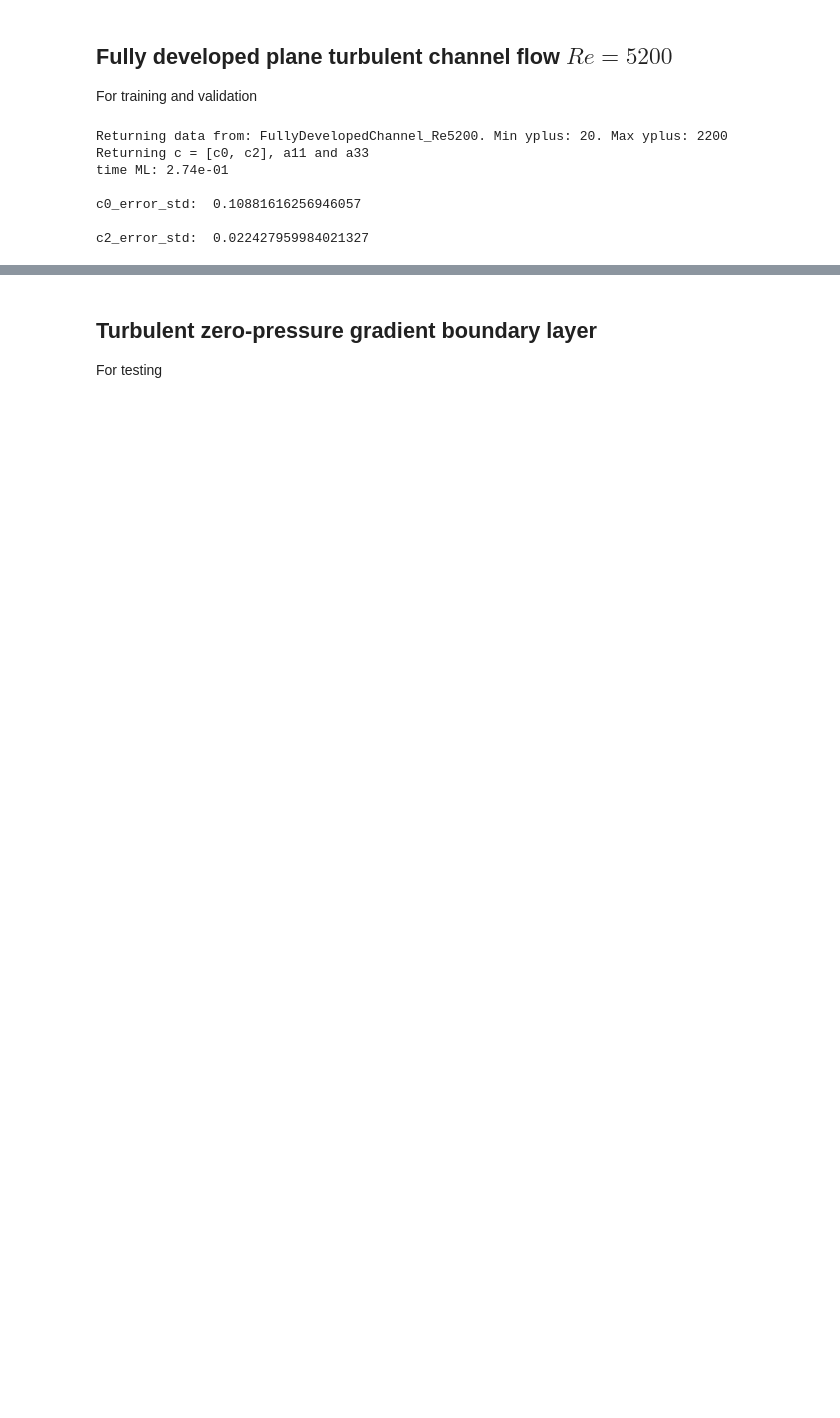
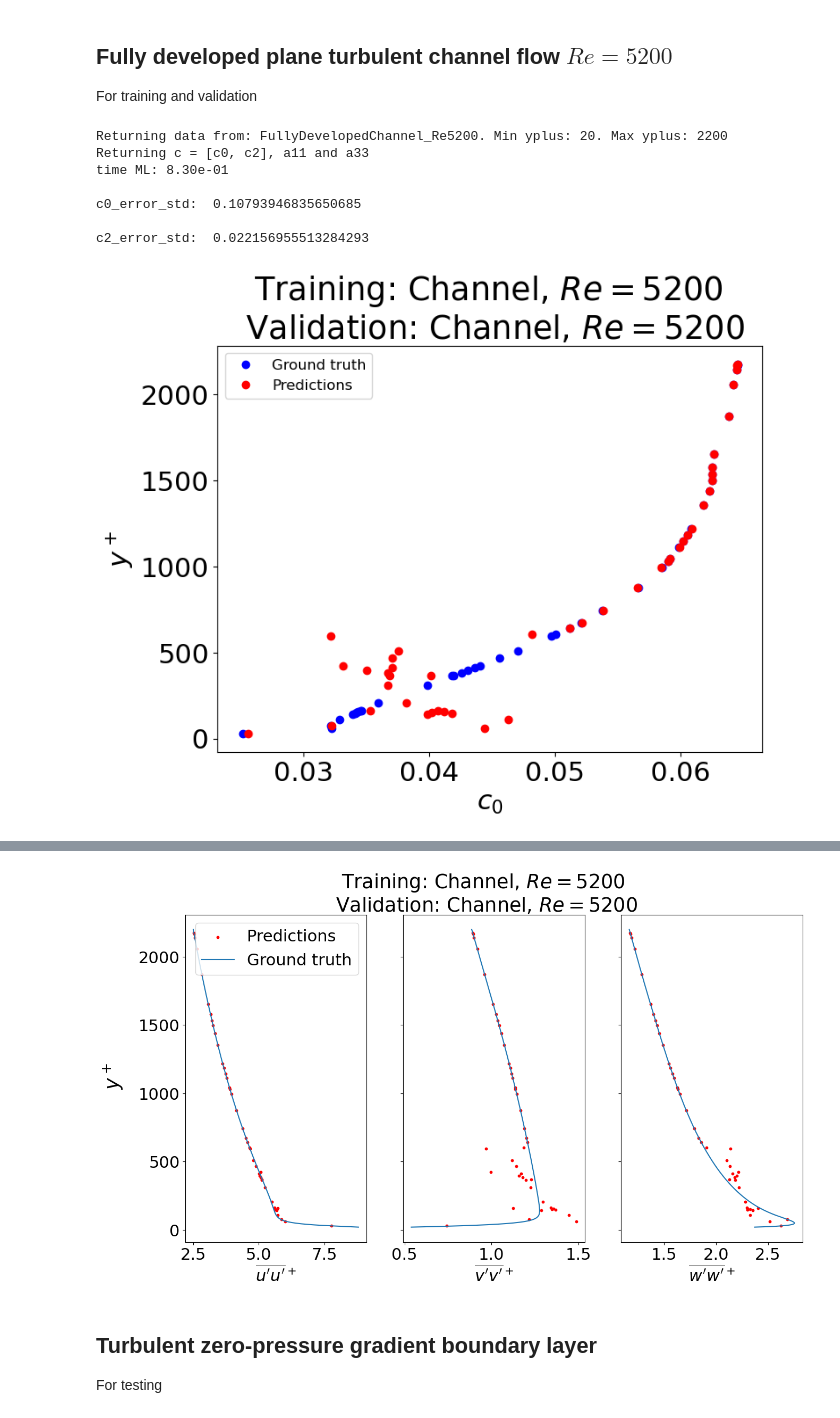
Before and after one commit to kne911/turbML, a Jupyter notebook: Scripts/Assignment2b.ipynb, the cells around one changed output, grey strips where cells are left out. Drawn from its saved outputs; the diff is of its cells as text; code cells hidden in the pictures; blank space fills up the shorter version.

```diff
--- a/Scripts/Assignment2b.ipynb
+++ b/Scripts/Assignment2b.ipynb
@@ -68,35 +72,40 @@ y_test_tensor = torch.tensor(y_test)
 train_dataset = TensorDataset(X_train_tensor, y_train_tensor)
 test_dataset = TensorDataset(X_test_tensor, y_test_tensor)
 
 for i, k in enumerate(index_train):
     assert abs(c_0_DNS[k] - train_dataset[i][1][0].numpy()) < 0.000001, "Training set for C0 differs from input values!"
     assert abs(c_2_DNS[k] - train_dataset[i][1][1].numpy()) < 0.000001, "Training set for C2 differs from input values!"
 for i, k in enumerate(index_test):
     assert abs(c_0_DNS[k] - test_dataset[i][1][0].numpy()) < 0.000001, "Test set for C0 differs from input values!"
     assert abs(c_2_DNS[k] - test_dataset[i][1][1].numpy()) < 0.000001, "Test set for C2 differs from input values!"
 
 start_time = time.time()
 
-n_estimators = 100  #number of trees
-model_forest = RandomForestRegressor(n_estimators=n_estimators, random_state=42)
+n_estimators = 1000  #number of trees
+#model_forest = RandomForestRegressor(n_estimators=n_estimators, random_state=42)
+model_forest = RandomForestRegressor(n_estimators=n_estimators)
 model_forest.fit(X_train, y_train)
 preds = model_forest.predict(X_test)
 print(f"{'time ML: '}{time.time()-start_time:.2e}")
 
 c0 = preds[:, 0]
 c2 = preds[:, 1]
 c0_std = np.std(c0 - c_0_DNS[index_test]) / (np.mean(c0.flatten()**2))**0.5
 c2_std = np.std(c2 - c_2_DNS[index_test]) / (np.mean(c2.flatten()**2))**0.5
 
 print('\nc0_error_std: ', c0_std)
 print('\nc2_error_std: ', c2_std)
 
 #improvement in training time
+
+
+PlotData(yplus_DNS, uu_DNS, vv_DNS, ww_DNS, dudy_DNS, tau_DNS, k_DNS, c_0_DNS , c_2_DNS, c0, c2, index_test, index_train, 'Channel, $Re=5200$', 'Channel, $Re=5200$')
 # %% [output]
 Returning data from: FullyDevelopedChannel_Re5200. Min yplus: 20. Max yplus: 2200
 Returning c = [c0, c2], a11 and a33
-time ML: 2.74e-01
+time ML: 8.30e-01
 
-c0_error_std:  0.10881616256946057
+c0_error_std:  0.10793946835650685
 
-c2_error_std:  0.022427959984021327
+c2_error_std:  0.022156955513284293
+[figure, added]
@@ -103,3 +113,4 @@ c2_error_std:  0.022427959984021327
+[figure, added]
 # %% [markdown]
 ## Turbulent zero-pressure gradient boundary layer
 
```
Also changed, not shown: parts of 4 cells of this notebook.
